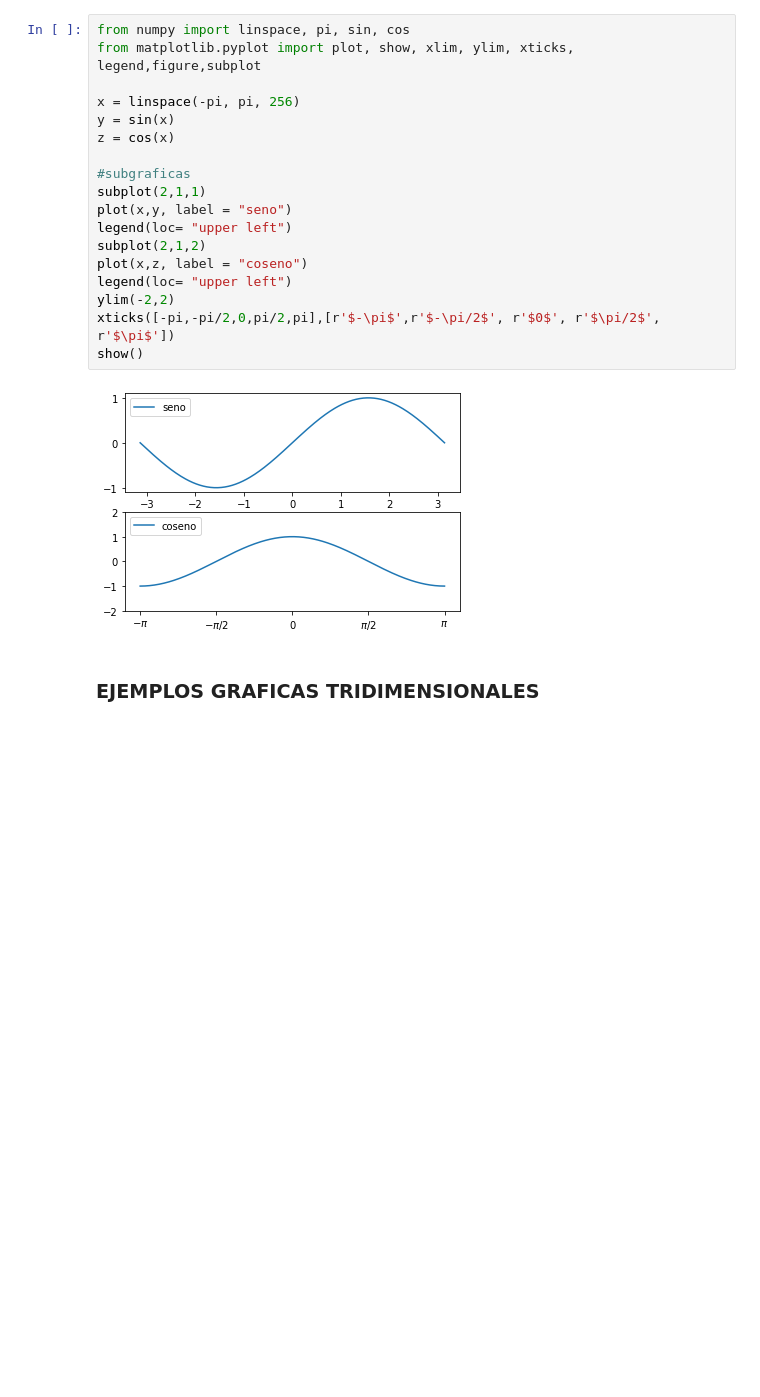
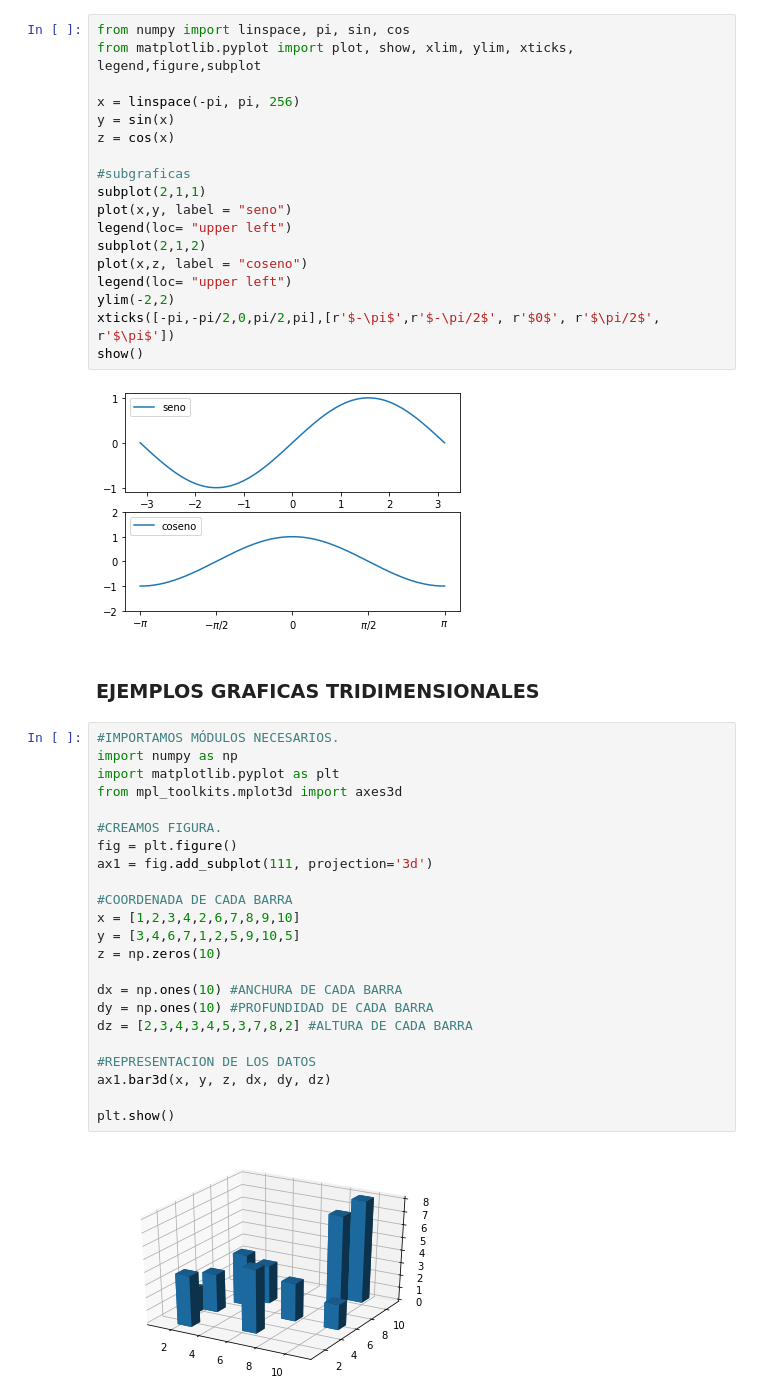
Before and after one commit to jennyromero/graficas_python, a Jupyter notebook: graficas_python.ipynb, the cells around one changed output. Saved outputs shown, nothing was run; the diff lists cells and outputs as text; blank space fills up the shorter version.

```diff
--- a/graficas_python.ipynb
+++ b/graficas_python.ipynb
@@ -129,3 +129,28 @@ show()
 [figure]
 # %% [markdown]
 ### EJEMPLOS GRAFICAS TRIDIMENSIONALES
+# %%
+#IMPORTAMOS MÓDULOS NECESARIOS.
+import numpy as np
+import matplotlib.pyplot as plt
+from mpl_toolkits.mplot3d import axes3d
+
+#CREAMOS FIGURA.
+fig = plt.figure()
+ax1 = fig.add_subplot(111, projection='3d')
+
+#COORDENADA DE CADA BARRA
+x = [1,2,3,4,2,6,7,8,9,10]
+y = [3,4,6,7,1,2,5,9,10,5]
+z = np.zeros(10)
+
+dx = np.ones(10) #ANCHURA DE CADA BARRA
+dy = np.ones(10) #PROFUNDIDAD DE CADA BARRA
+dz = [2,3,4,3,4,5,3,7,8,2] #ALTURA DE CADA BARRA
+
+#REPRESENTACION DE LOS DATOS
+ax1.bar3d(x, y, z, dx, dy, dz)
+
+plt.show()
+# %% [output]
+[figure, added]
```
